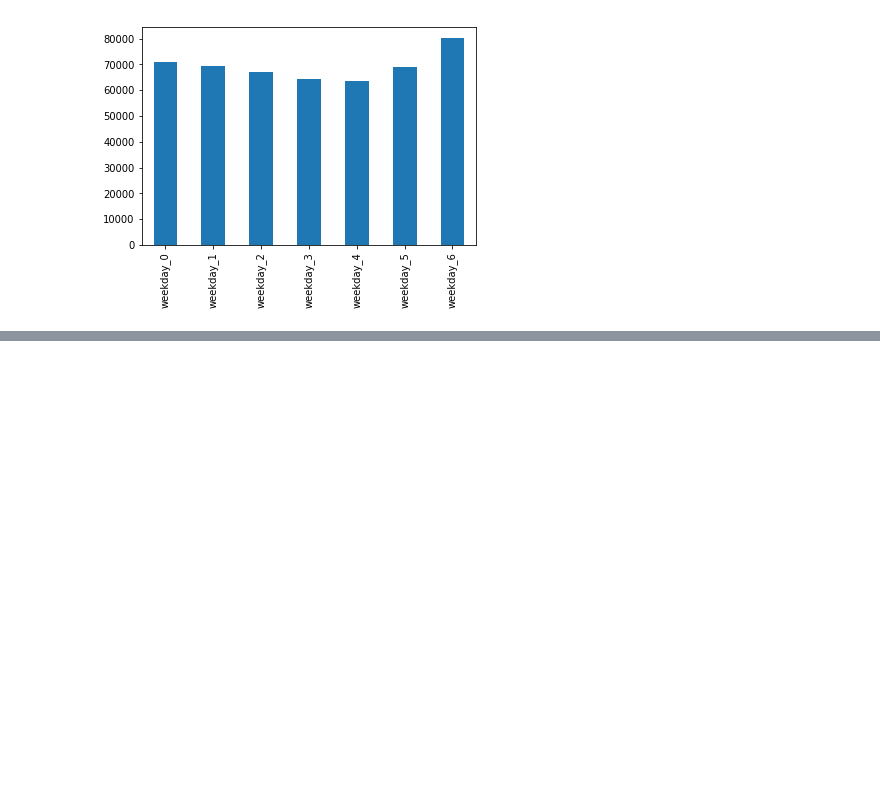
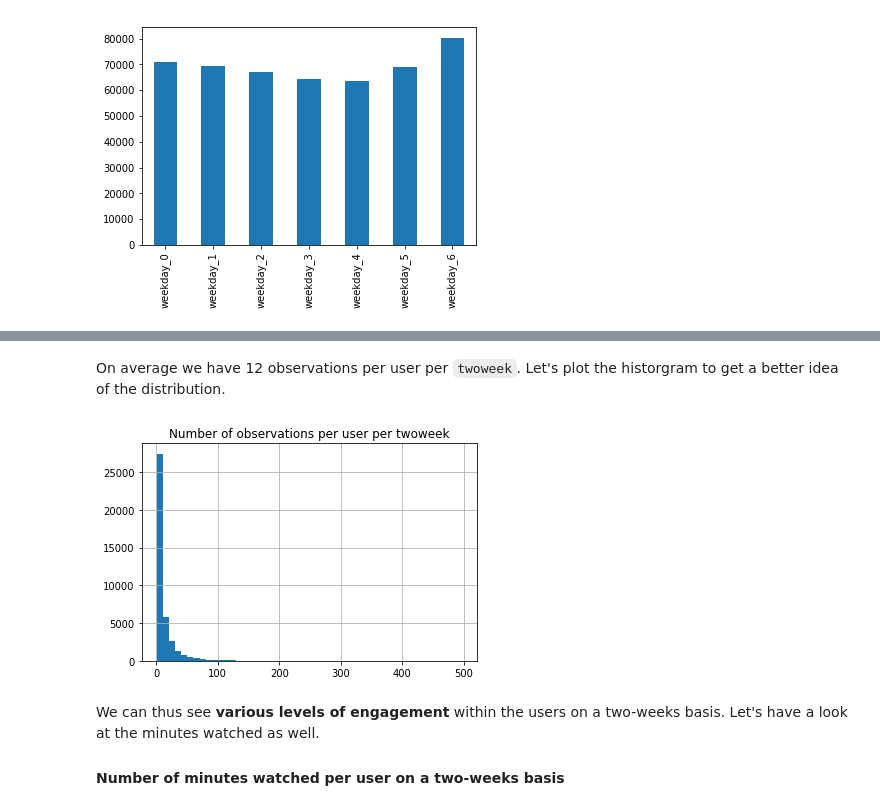
Before and after one commit to bbc/datalab-ml-training, a Jupyter notebook: iPlayerForecast_course1.ipynb, the cells around one changed output, grey strips where cells are left out. Saved outputs shown, nothing was run; the diff lists cells and outputs as text; code cells hidden in the pictures; blank space fills up the shorter version.

Commit message:
engagement statistics added

```diff
--- a/iPlayerForecast_course1.ipynb
+++ b/iPlayerForecast_course1.ipynb
@@ -621,0 +700,12 @@ Comparing distributions and frequency counts in this way is helpful for checking
+# %% [markdown]
+On average we have 12 observations per user per `twoweek`. Let's plot the historgram to get a better idea of the distribution.
+# %%
+data.groupby(['user_id','twoweek']).size().hist(bins=50)
+plt.title('Number of observations per user per twoweek')
+plt.show()
+# %% [output]
+[figure, added]
+# %% [markdown]
+We can thus see __various levels of engagement__ within the users on a two-weeks basis. Let's have a look at the minutes watched as well.
+
+#### Number of minutes watched per user on a two-weeks basis
```
Also changed, not shown: parts of 51 cells of this notebook.
